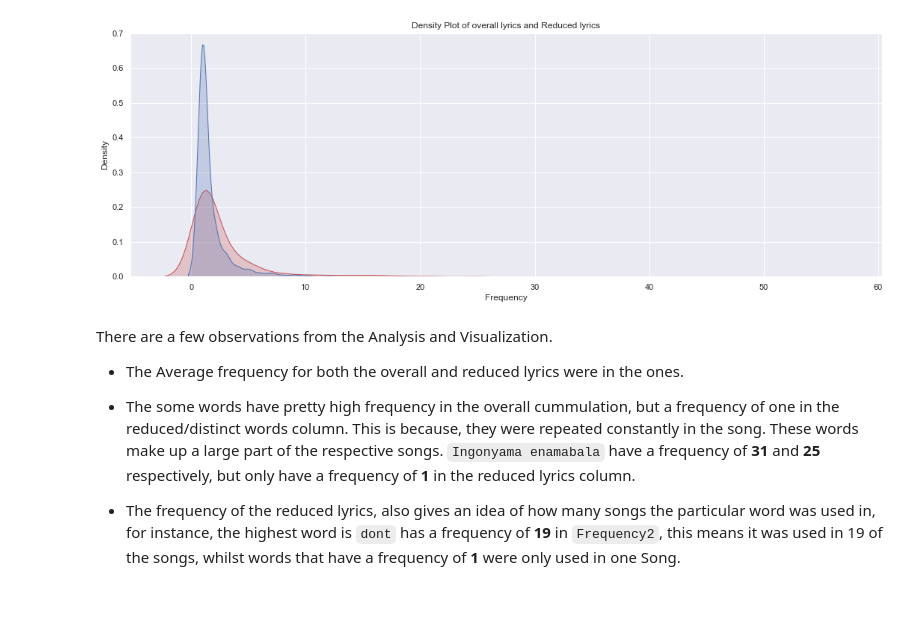
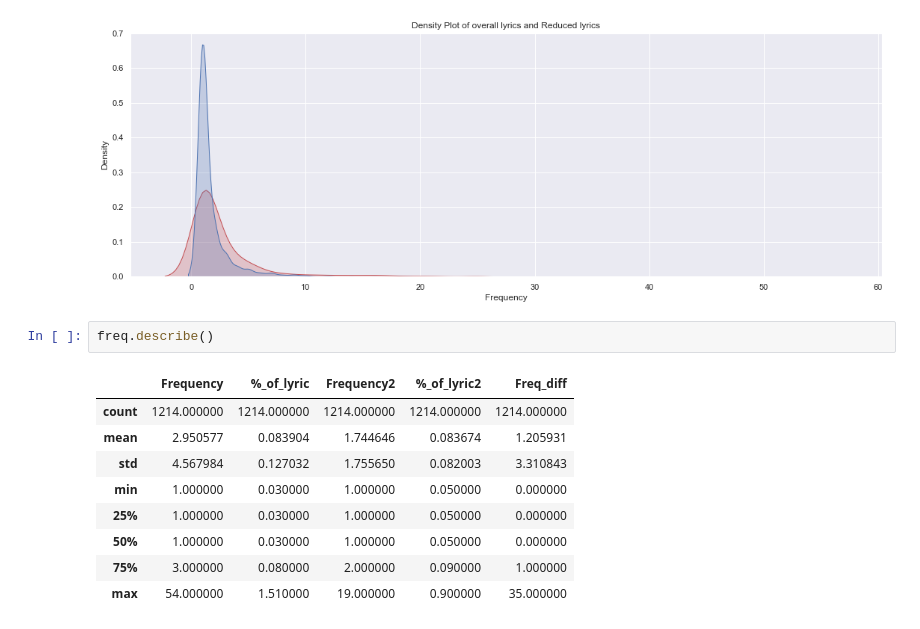
Before and after one commit to PTettey/Data-Analysis-Portfolio, a Jupyter notebook: Text Mining and Visualization/Disney Top 100 Songs/disneytext.ipynb, the cells around one changed output. Drawn from its saved outputs; the diff is of its cells as text; blank space fills up the shorter version.

```diff
--- a/Text Mining and Visualization/Disney Top 100 Songs/disneytext.ipynb
+++ b/Text Mining and Visualization/Disney Top 100 Songs/disneytext.ipynb
@@ -260,12 +244,15 @@ plt.title('Density Plot of overall lyrics and Reduced lyrics')
 plt.show()
 # %% [output]
 [figure]
-# %% [markdown]
-There are a few observations from the Analysis and Visualization.
-- The Average frequency for both the overall and reduced lyrics were in the ones.
-</br>
-
-- The some words have pretty high frequency in the overall cummulation, but a frequency of one in the reduced/distinct words column. This is because, they were repeated constantly in the song. These words make up a large part of the respective songs. <code>Ingonyama enamabala</code> have a frequency of <b>31</b> and <b>25</b> respectively, but only have a frequency of <b>1</b> in the reduced lyrics column.
-</br>
-
-- The frequency of the reduced lyrics, also gives an idea of how many songs the particular word was used in, for instance, the highest word is <code>dont</code> has a frequency of <b>19</b> in <code>Frequency2</code>, this means it was used in 19 of the songs, whilst words that have a frequency of <b>1</b> were only used in one Song.
+# %%
+freq.describe()
+# %% [output]
+|  | Frequency | %_of_lyric | Frequency2 | %_of_lyric2 | Freq_diff |
+| count | 1214.000000 | 1214.000000 | 1214.000000 | 1214.000000 | 1214.000000 |
+| mean | 2.950577 | 0.083904 | 1.744646 | 0.083674 | 1.205931 |
+| std | 4.567984 | 0.127032 | 1.755650 | 0.082003 | 3.310843 |
+| min | 1.000000 | 0.030000 | 1.000000 | 0.050000 | 0.000000 |
+| 25% | 1.000000 | 0.030000 | 1.000000 | 0.050000 | 0.000000 |
+| 50% | 1.000000 | 0.030000 | 1.000000 | 0.050000 | 0.000000 |
+| 75% | 3.000000 | 0.080000 | 2.000000 | 0.090000 | 1.000000 |
+| max | 54.000000 | 1.510000 | 19.000000 | 0.900000 | 35.000000 |
```
Also changed, not shown: parts of 13 cells of this notebook.
